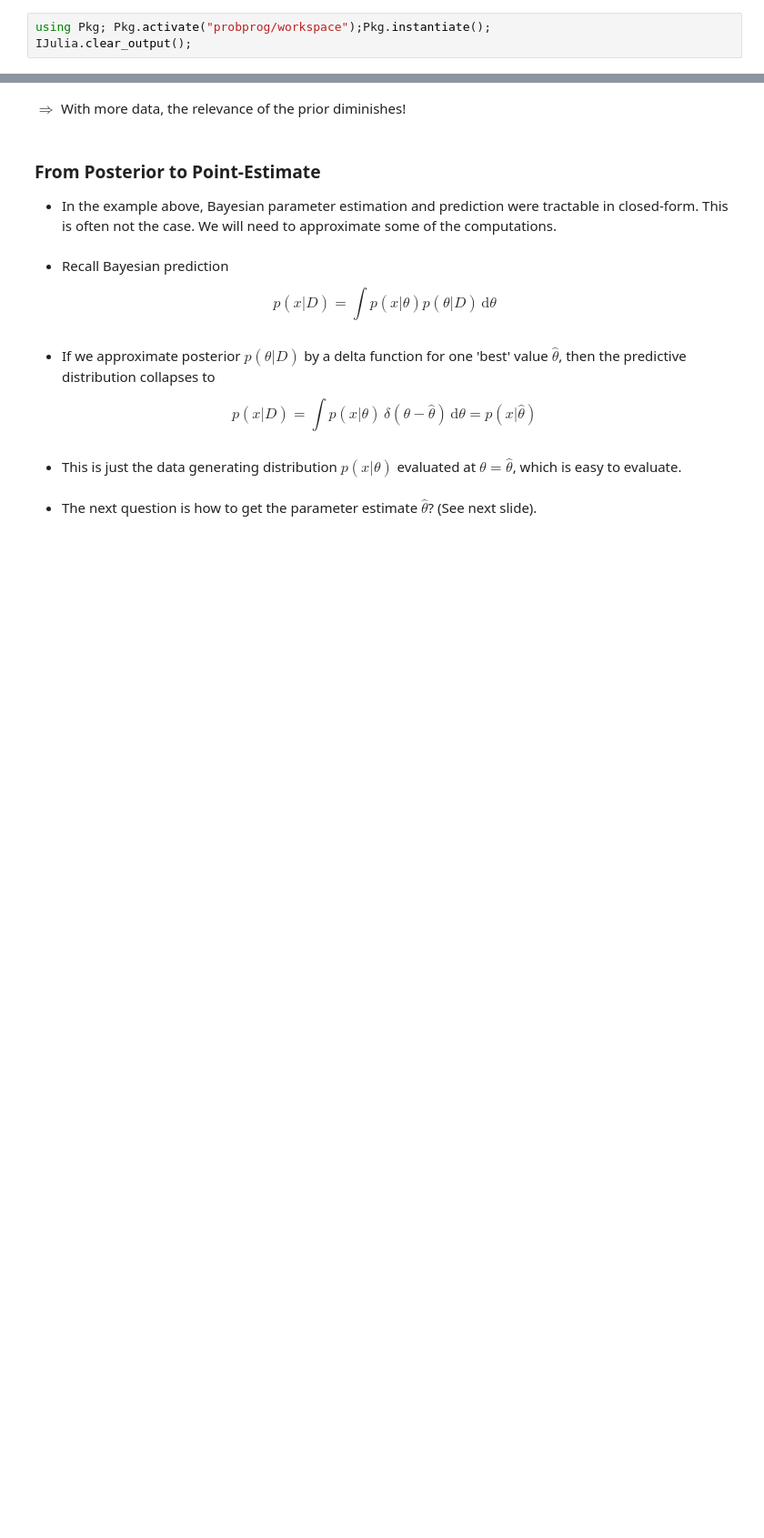
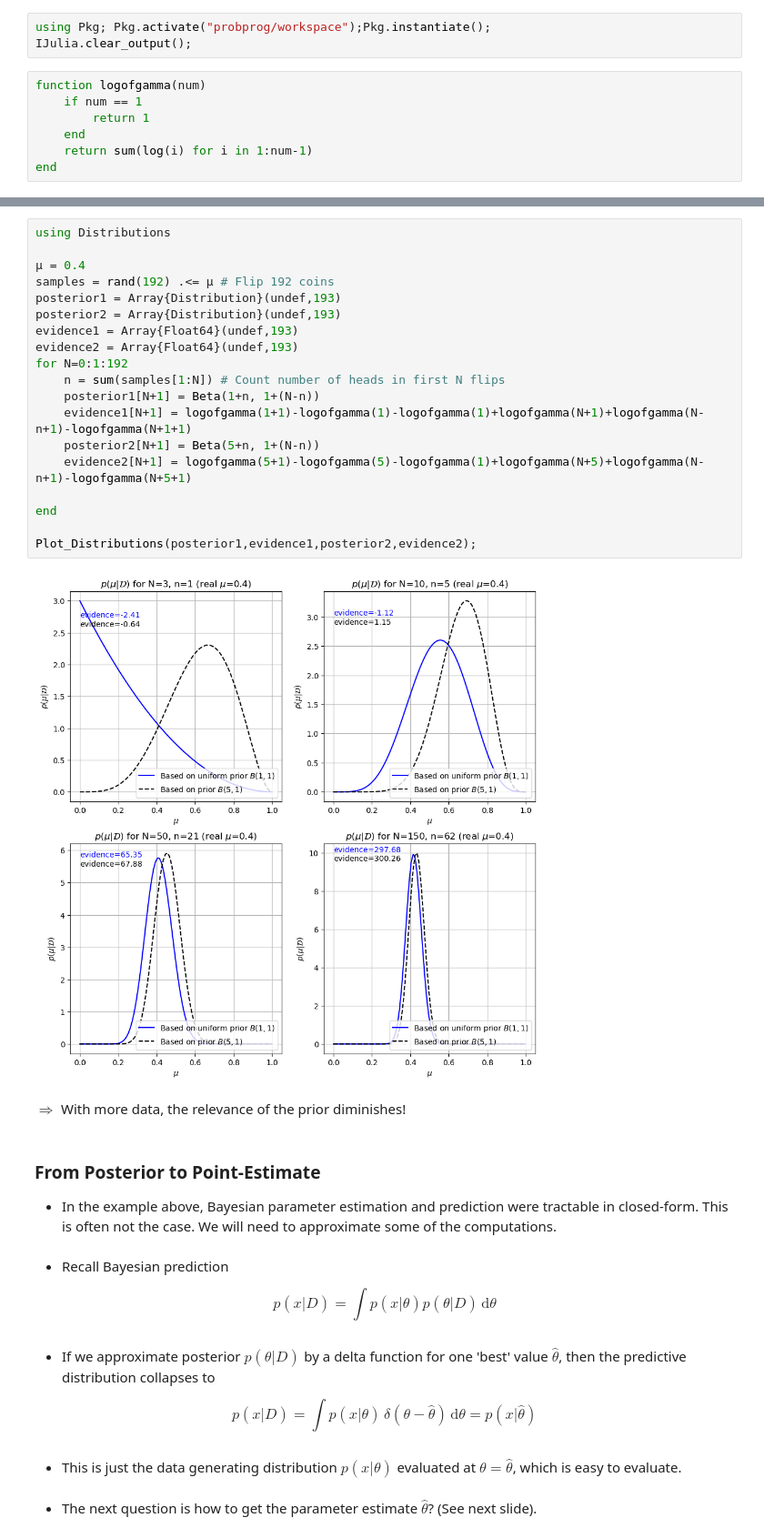
Before and after one commit to bertdv/BMLIP, a Jupyter notebook: lessons/notebooks/Bayesian-Machine-Learning.ipynb, the cells around one changed output, grey strips where cells are left out. Shown at 91% size. Drawn from its saved outputs; the diff is of its cells as text; blank space fills up the shorter version.

```diff
--- a/lessons/notebooks/Bayesian-Machine-Learning.ipynb
+++ b/lessons/notebooks/Bayesian-Machine-Learning.ipynb
@@ -276,3 +290,10 @@ $$\begin{align*}
 # %%
 using Pkg; Pkg.activate("probprog/workspace");Pkg.instantiate();
 IJulia.clear_output();
+# %%
+function logofgamma(num)
+    if num == 1
+        return 1
+    end
+    return sum(log(i) for i in 1:num-1)
+end
@@ -325,3 +351,24 @@ legend(["Based on uniform prior "*L"B(1,1)","Based on prior "*L"B(5,5)"], loc=4)
+# %%
+using Distributions
+
+μ = 0.4
+samples = rand(192) .<= μ # Flip 192 coins
+posterior1 = Array{Distribution}(undef,193)
+posterior2 = Array{Distribution}(undef,193)
+evidence1 = Array{Float64}(undef,193)
+evidence2 = Array{Float64}(undef,193)
+for N=0:1:192
+    n = sum(samples[1:N]) # Count number of heads in first N flips
+    posterior1[N+1] = Beta(1+n, 1+(N-n))
+    evidence1[N+1] = logofgamma(1+1)-logofgamma(1)-logofgamma(1)+logofgamma(N+1)+logofgamma(N-n+1)-logofgamma(N+1+1)
+    posterior2[N+1] = Beta(5+n, 1+(N-n))
+    evidence2[N+1] = logofgamma(5+1)-logofgamma(5)-logofgamma(1)+logofgamma(N+5)+logofgamma(N-n+1)-logofgamma(N+5+1)
+
+end
+
+Plot_Distributions(posterior1,evidence1,posterior2,evidence2);
+# %% [output]
+[figure, added]
 # %% [markdown]
 $\Rightarrow$ With more data, the relevance of the prior diminishes!
 # %% [markdown]
```
Also changed, not shown: parts of 3 cells of this notebook.
